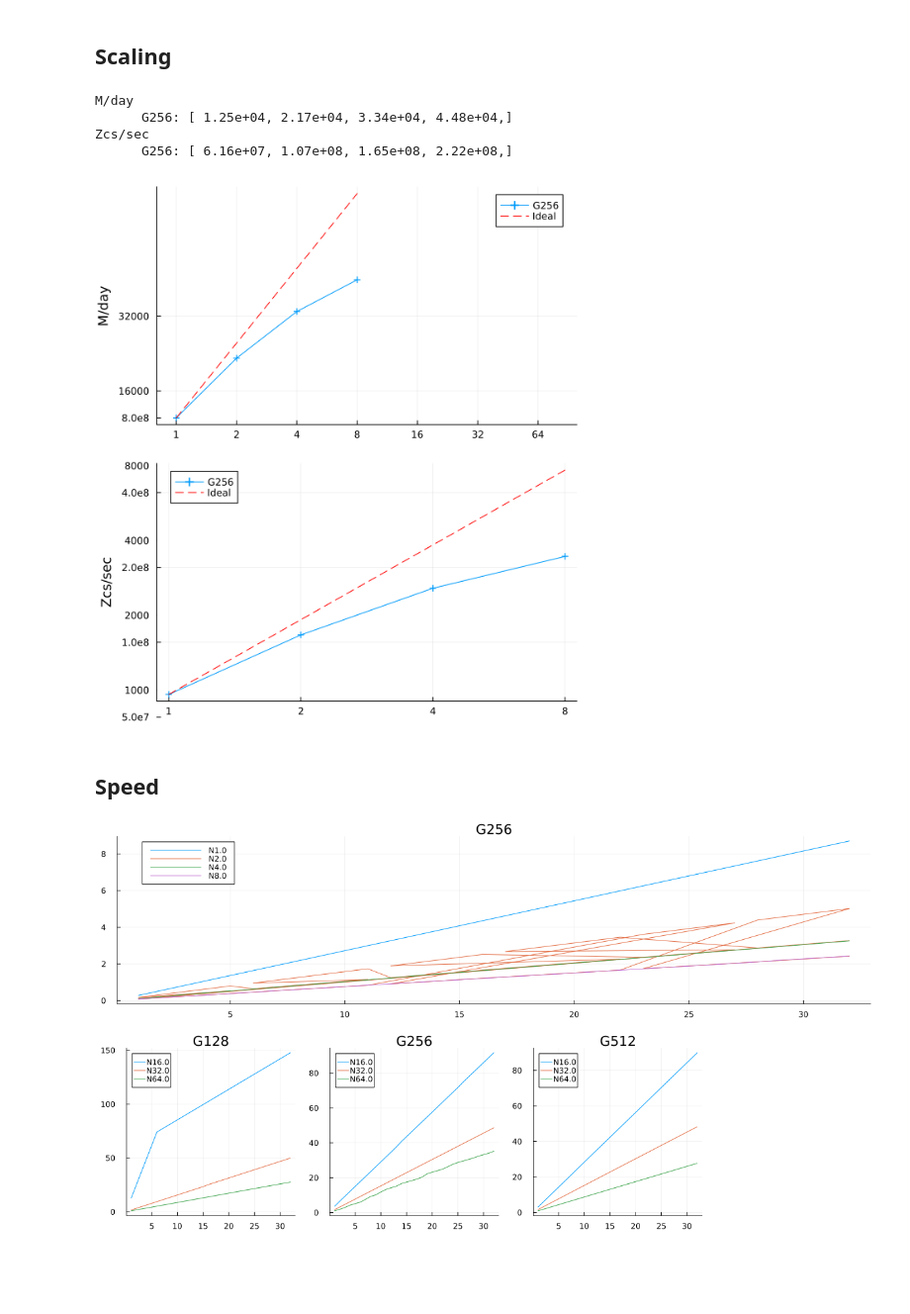
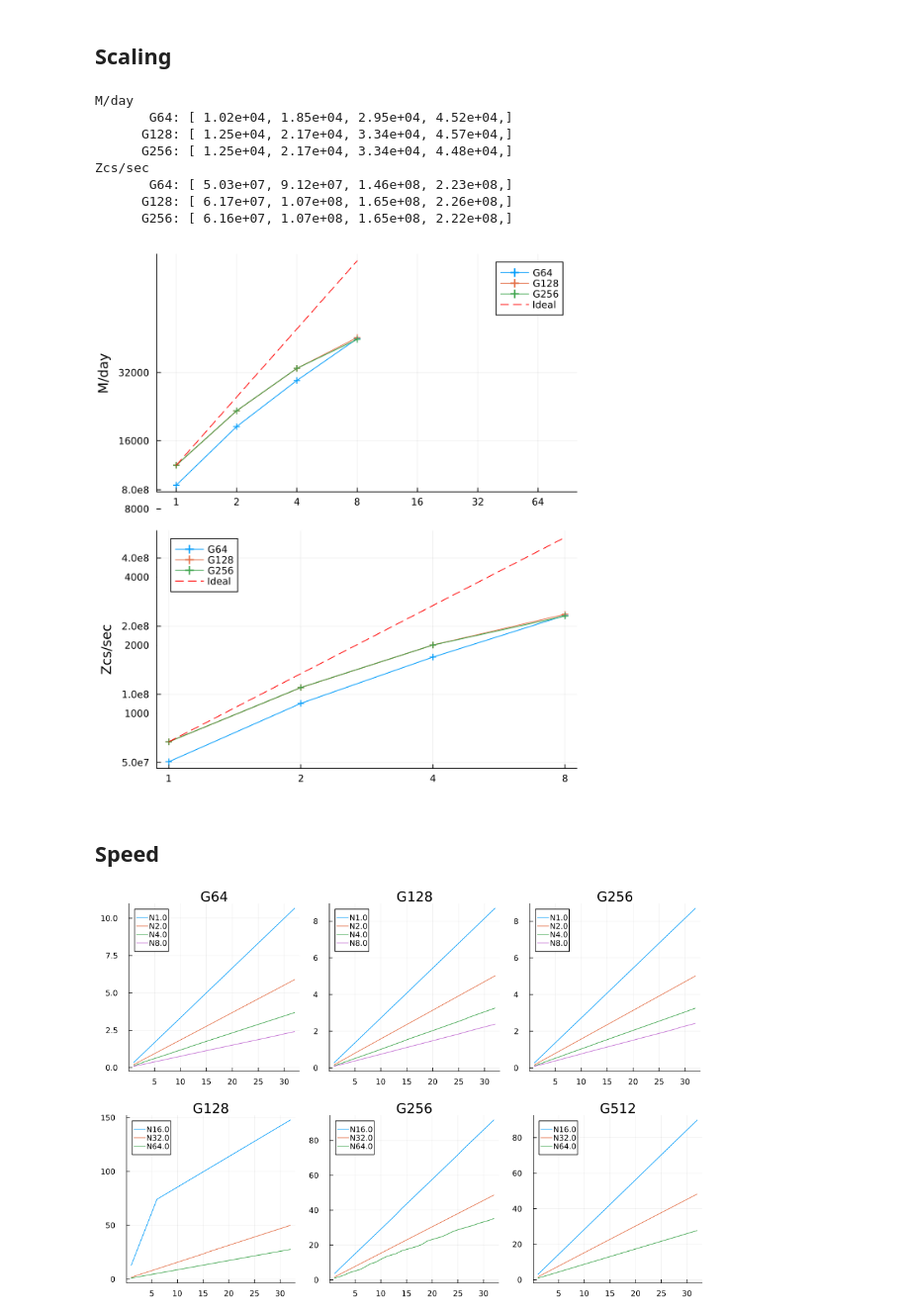
Before and after one commit to lwJi/ETK-Scaling-Tests, a Jupyter notebook: frontier/ipynb/magTOV.ipynb, the cells around one changed output. Shown at 99% size. Drawn from its saved outputs; the diff is of its cells as text; code cells hidden in the pictures; blank space fills up the shorter version.

```diff
--- a/frontier/ipynb/magTOV.ipynb
+++ b/frontier/ipynb/magTOV.ipynb
@@ -11,8 +11,8 @@ Main.Misc
 let patt_dirss = [
         ([
             #(r"Cow_UNI_G32-N\d+-MPI\d+_r0000", "G32"),
-            #(r"Cow_UNI_G64-N\d+-MPI\d+_r0000", "G64"),
-            #(r"Cow_UNI_G128-N\d+-MPI\d+_r0000", "G128"),
+            (r"Cow_UNI_G64-N\d+-MPI\d+_r0000", "G64"),
+            (r"Cow_UNI_G128-N\d+-MPI\d+_r0000", "G128"),
             (r"Cow_UNI_G256-N\d+-MPI\d+_r0000", "G256"),
         ], "../data/magTOV/magTOV-n256", :cross),
         #([
@@ -52,41 +52,45 @@ let patt_dirss = [
 end
 # %% [output]
 M/day
+       G64: [ 1.02e+04, 1.85e+04, 2.95e+04, 4.52e+04,]
+      G128: [ 1.25e+04, 2.17e+04, 3.34e+04, 4.57e+04,]
       G256: [ 1.25e+04, 2.17e+04, 3.34e+04, 4.48e+04,]
 Zcs/sec
+       G64: [ 5.03e+07, 9.12e+07, 1.46e+08, 2.23e+08,]
+      G128: [ 6.17e+07, 1.07e+08, 1.65e+08, 2.26e+08,]
       G256: [ 6.16e+07, 1.07e+08, 1.65e+08, 2.22e+08,]
-[figure, old version]
+[figure, new version]
 # %% [markdown]
 ## Speed
 # %%
 let patt_dirss = [
         ([
             #(r"Cow_UNI_G32-N\d+-MPI\d+_r0000", "G32"),
-            #(r"Cow_UNI_G64-N\d+-MPI\d+_r0000", "G64"),
-            #(r"Cow_UNI_G128-N\d+-MPI\d+_r0000", "G128"),
+            (r"Cow_UNI_G64-N\d+-MPI\d+_r0000", "G64"),
+            (r"Cow_UNI_G128-N\d+-MPI\d+_r0000", "G128"),
             (r"Cow_UNI_G256-N\d+-MPI\d+_r0000", "G256"),
         ], "../data/magTOV/magTOV-n256", :cross),
     ]
 
     #
     plts = []
     for (patterns, parent_dir, mark) in patt_dirss
         (vals, titles) = Misc.load_values(patterns, parent_dir; option="TotalComputeTime")
         for (j, val) in enumerate(vals)
             (dats, labs) = val
             plt = plot(title=titles[j])
             for (i, dat) in enumerate(dats)
                 plot!(plt, dat[1], dat[3], label=labs[i])
             end
             push!(plts, plt)
         end
     end
 
     plt = plot(plts..., layout=(1,4), size=(1200, 300))
     display(plt)
 end
 # %% [output]
-[figure, old version]
+[figure, new version]
 # %%
 let patt_dirss = [
         ([
```
